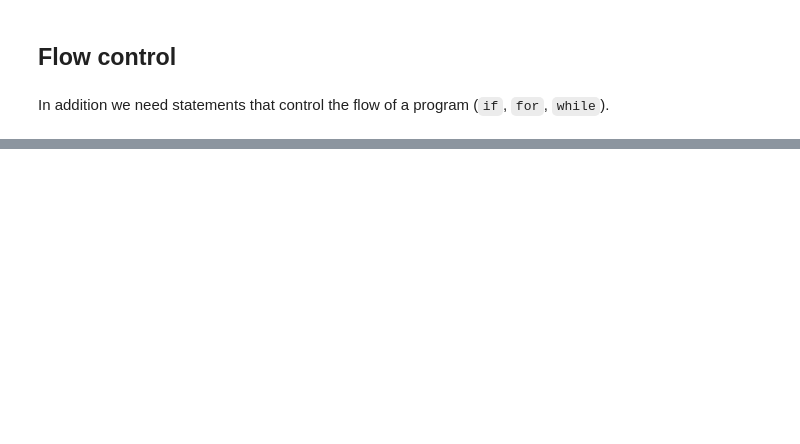
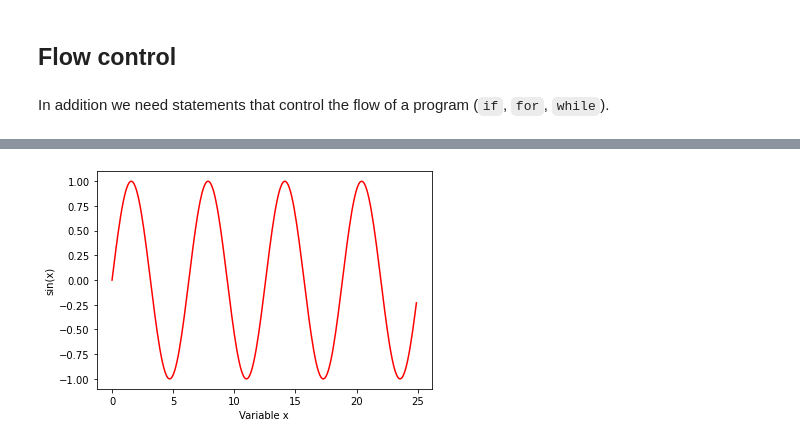
Before and after one commit to matthiaskoenig/python-introduction, a Jupyter notebook: notebooks/01_python_introduction.ipynb, the cells around one changed output, grey strips where cells are left out. Saved outputs shown, nothing was run; the diff lists cells and outputs as text; code cells hidden in the pictures; blank space fills up the shorter version.

```diff
--- a/notebooks/01_python_introduction.ipynb
+++ b/notebooks/01_python_introduction.ipynb
@@ -354,12 +373,20 @@ importlib.reload(this)
 # %%
+# allow inline plotting in notebook
 %matplotlib inline
 
+# import libraries
 import numpy as np
 import matplotlib.pyplot as plt
 
+# create x and y data
 x = np.arange(0, 25, 0.1)
-plt.plot(x,np.sin(x),'r-')
+y = np.sin(x)
+
+# plot curve
+plt.plot(x, y, 'r-')
 plt.xlabel('Variable x')
 plt.ylabel('sin(x)')
 plt.show()
+# %% [output]
+[figure, added]
 # %%
```
Also changed, not shown: parts of 35 cells of this notebook, 1 other file.
